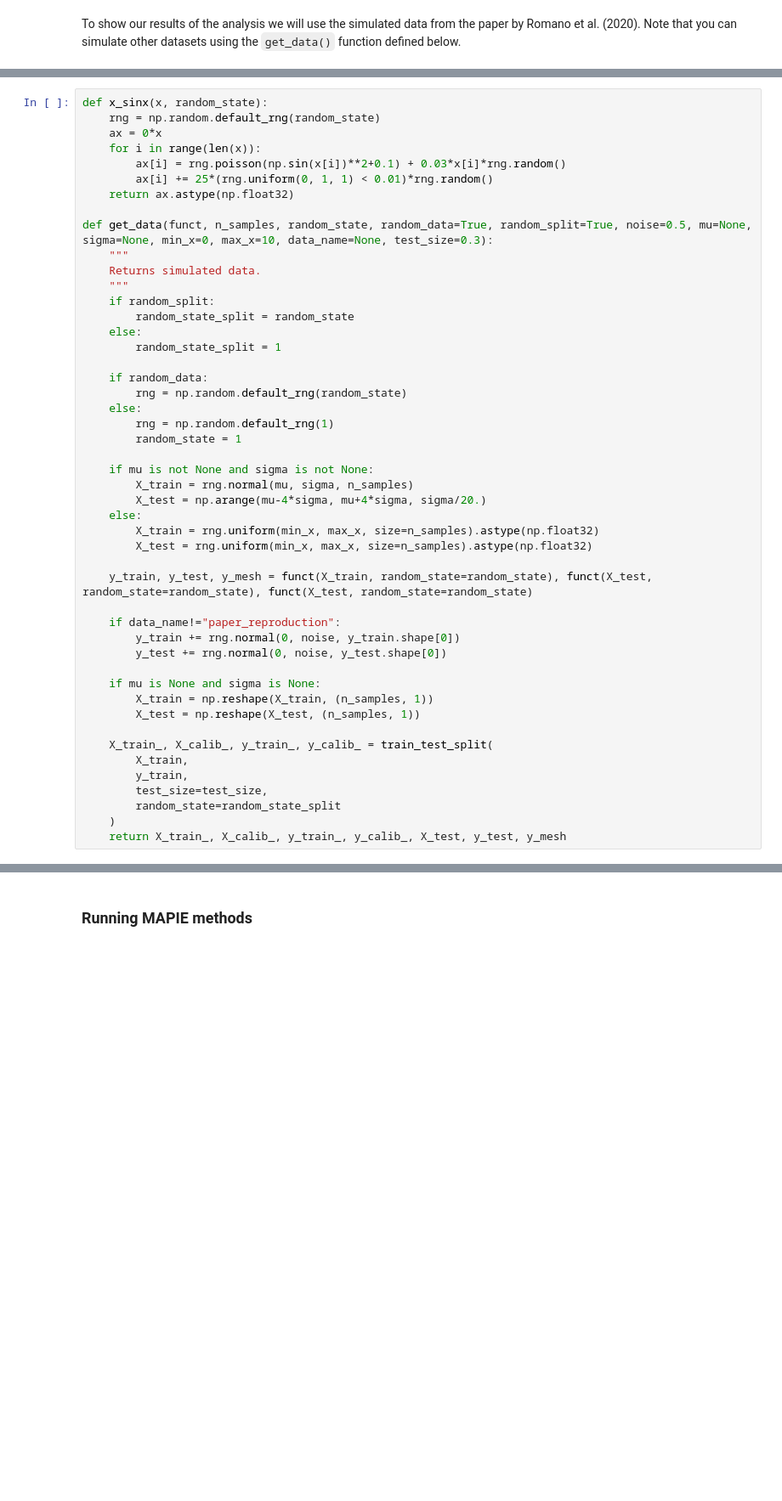
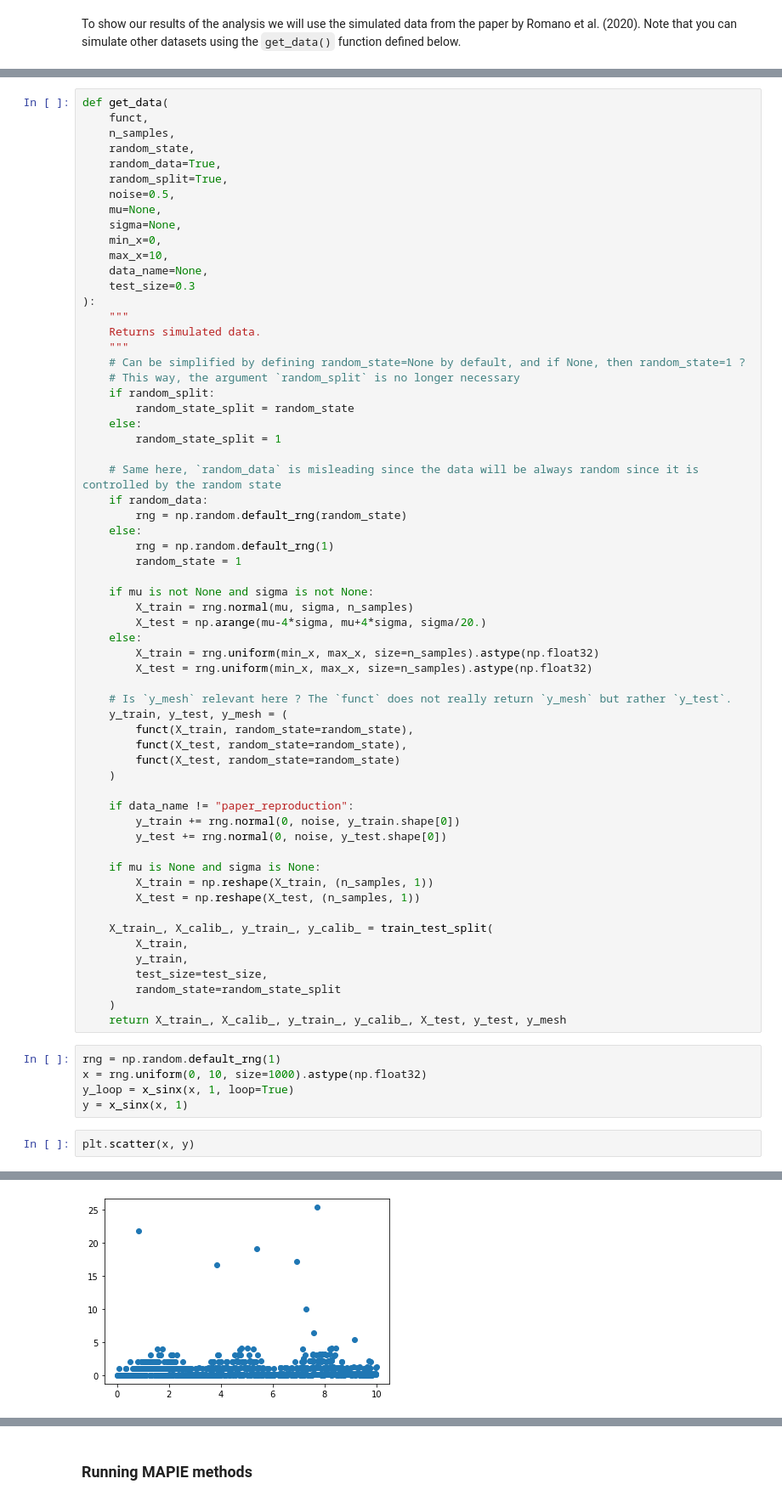
Before and after one commit to scikit-learn-contrib/MAPIE, a Jupyter notebook: notebooks/regression/CQR_analysis.ipynb, the cells around one changed output, grey strips where cells are left out. Shown at 85% size. Drawn from its saved outputs; the diff is of its cells as text; blank space fills up the shorter version.

```diff
--- a/notebooks/regression/CQR_analysis.ipynb
+++ b/notebooks/regression/CQR_analysis.ipynb
@@ -47,21 +69,29 @@ To show our results of the analysis we will use the simulated data from the pape
 # %%
-def x_sinx(x, random_state):
-    rng = np.random.default_rng(random_state)
-    ax = 0*x
-    for i in range(len(x)):
-        ax[i] = rng.poisson(np.sin(x[i])**2+0.1) + 0.03*x[i]*rng.random()
-        ax[i] += 25*(rng.uniform(0, 1, 1) < 0.01)*rng.random()
-    return ax.astype(np.float32)
-
-def get_data(funct, n_samples, random_state, random_data=True, random_split=True, noise=0.5, mu=None, sigma=None, min_x=0, max_x=10, data_name=None, test_size=0.3):
+def get_data(
+    funct,
+    n_samples,
+    random_state,
+    random_data=True,
+    random_split=True,
+    noise=0.5,
+    mu=None,
+    sigma=None,
+    min_x=0,
+    max_x=10,
+    data_name=None,
+    test_size=0.3
+):
     """
     Returns simulated data.
     """
+    # Can be simplified by defining random_state=None by default, and if None, then random_state=1 ?
+    # This way, the argument `random_split` is no longer necessary
     if random_split:
         random_state_split = random_state
     else:
         random_state_split = 1
 
+    # Same here, `random_data` is misleading since the data will be always random since it is controlled by the random state
     if random_data:
         rng = np.random.default_rng(random_state)
     else:
@@ -75,9 +105,14 @@ def get_data(funct, n_samples, random_state, random_data=True, random_split=True
         X_train = rng.uniform(min_x, max_x, size=n_samples).astype(np.float32)
         X_test = rng.uniform(min_x, max_x, size=n_samples).astype(np.float32)
 
-    y_train, y_test, y_mesh = funct(X_train, random_state=random_state), funct(X_test, random_state=random_state), funct(X_test, random_state=random_state)
+    # Is `y_mesh` relevant here ? The `funct` does not really return `y_mesh` but rather `y_test`.
+    y_train, y_test, y_mesh = (
+        funct(X_train, random_state=random_state),
+        funct(X_test, random_state=random_state),
+        funct(X_test, random_state=random_state)
+    )
 
-    if data_name!="paper_reproduction":
+    if data_name != "paper_reproduction":
         y_train += rng.normal(0, noise, y_train.shape[0])
         y_test += rng.normal(0, noise, y_test.shape[0])
 
@@ -92,3 +127,11 @@ def get_data(funct, n_samples, random_state, random_data=True, random_split=True
         random_state=random_state_split
     )
     return X_train_, X_calib_, y_train_, y_calib_, X_test, y_test, y_mesh
+# %%
+rng = np.random.default_rng(1)
+x = rng.uniform(0, 10, size=1000).astype(np.float32)
+y_loop = x_sinx(x, 1, loop=True)
+y = x_sinx(x, 1)
+# %%
+plt.scatter(x, y)
+# %% [output]
@@ -94,0 +139 @@ def get_data(funct, n_samples, random_state, random_data=True, random_split=True
+[figure, added]
```
Also changed, not shown: parts of 16 cells of this notebook, 1 other file.
